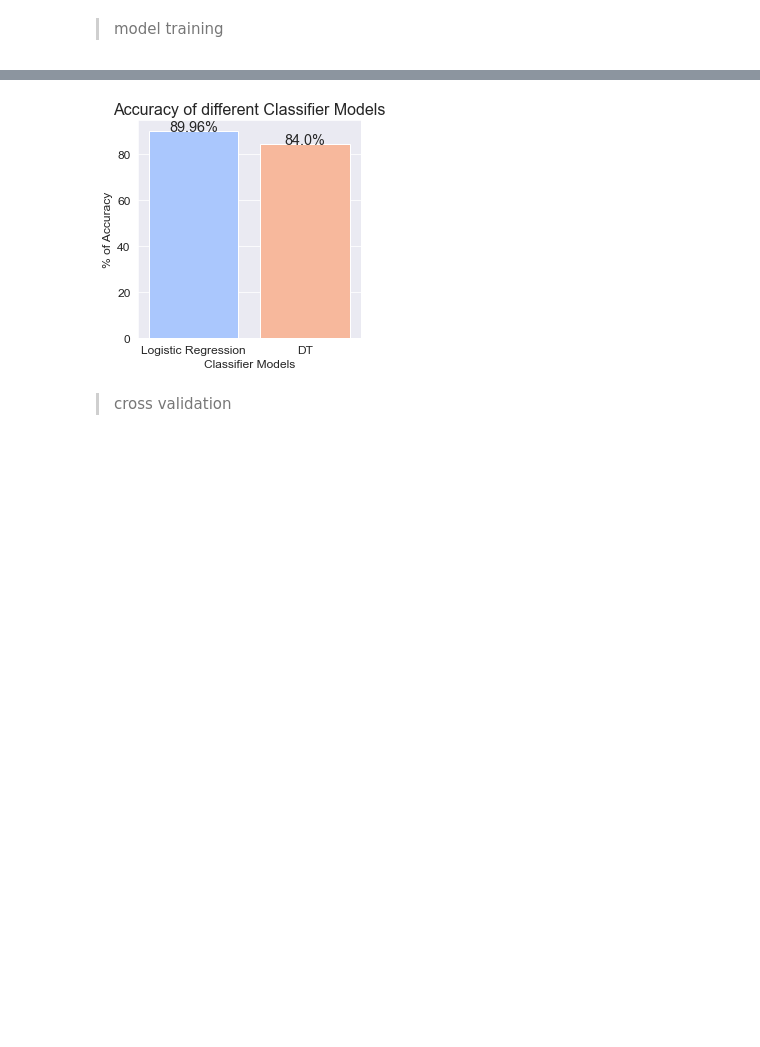
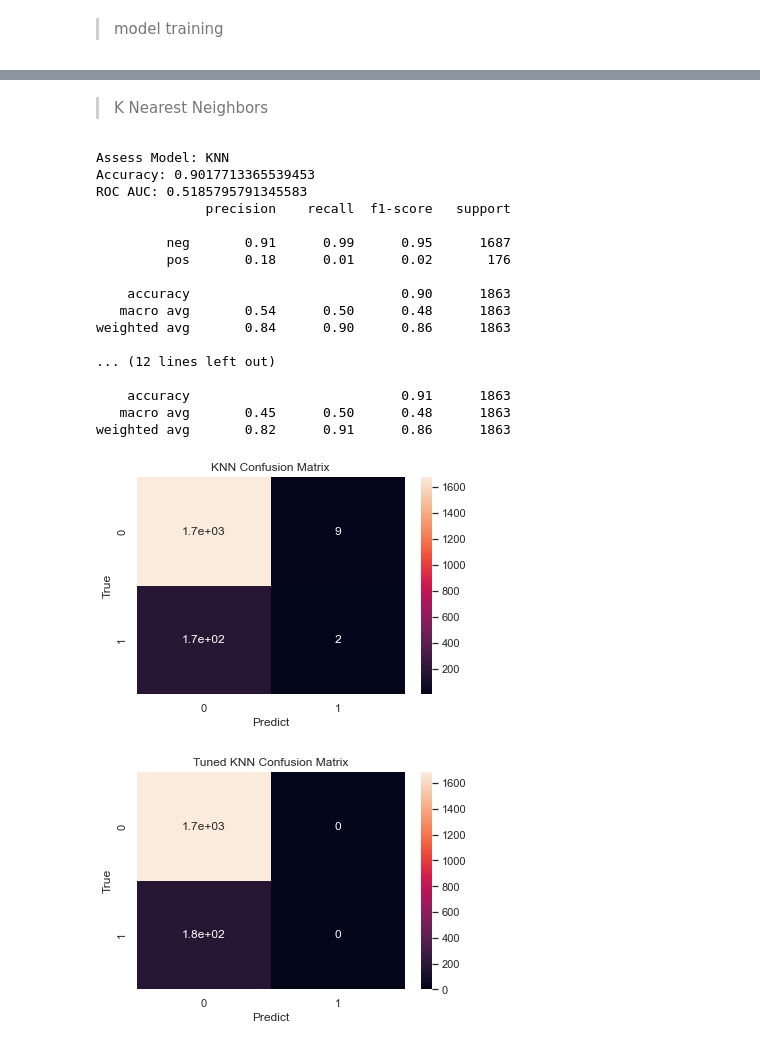
Before and after one commit to krzhck/classification_AI, a Jupyter notebook: classification.ipynb, the cells around one changed output, grey strips where cells are left out. Saved outputs shown, nothing was run; the diff lists cells and outputs as text; code cells hidden in the pictures; blank space fills up the shorter version.

```diff
--- a/classification.ipynb
+++ b/classification.ipynb
@@ -141,4 +134,17 @@ y = dataset['sars-cov-2_exam_result']
 X_train, X_test, y_train, y_test = train_test_split(X, y, test_size = 0.33, random_state=101) # fixed random seed
 # %% [markdown]
 > model training
+# %%
+# tune params with kfold
+def TuneModelParams(model, name, params):
+    print("Tuning", name, '...')
+    score = make_scorer(accuracy_score)
+    kfold = KFold(n_splits=10)
+    grid = GridSearchCV(estimator=model, param_grid=params, scoring=score, cv=kfold)
+    grid.fit(X_train, y_train)
+    print('best score:', grid.best_score_)
+    print('best params:')
+    for key in params.keys():
+        print(key, '=', grid.best_estimator_.get_params()[key])
+    return grid
 # %%
@@ -163,22 +272,39 @@ Accuracy: 0.8400429414922168
+# %% [markdown]
+> K Nearest Neighbors
 # %%
-# Demostrate model results on Train split
+def KNN():
+    knn = KNeighborsClassifier()
+    knn.fit(X_train, y_train)
+    return knn
 
-model_list = ['Logistic Regression', 'DT']
+def CV_KNN():
+    knn = KNeighborsClassifier()
+    params = {
+        'n_neighbors': [2, 5, 10, 50],
+        'leaf_size': [10, 30, 100]
+    }
+    return TuneModelParams(knn, 'KNN', params)
 
-plt.rcParams['figure.figsize']=4,4
-sns.set_style('darkgrid')
-ax = sns.barplot(x=model_list, y = accuracy_list, palette = "coolwarm", saturation =2.0)
-plt.xlabel('Classifier Models', fontsize = 12)
-plt.ylabel('% of Accuracy', fontsize = 12)
-plt.title('Accuracy of different Classifier Models', fontsize = 16)
-plt.xticks(fontsize = 12, horizontalalignment = 'center')
-plt.yticks(fontsize = 12)
-for i in ax.patches:
-    width, height = i.get_width(), i.get_height()
-    x, y = i.get_xy()
-    ax.annotate(f'{round(height,2)}%', (x + width/2, y + height), ha='center', fontsize = 'x-large')
-plt.show()
+model_assess(KNN(), "KNN")
+
+model_assess(CV_KNN(), "Tuned KNN")
 # %% [output]
+Assess Model: KNN
+Accuracy: 0.9017713365539453
+ROC AUC: 0.5185795791345583
+              precision    recall  f1-score   support
+
+         neg       0.91      0.99      0.95      1687
+         pos       0.18      0.01      0.02       176
+
+    accuracy                           0.90      1863
+   macro avg       0.54      0.50      0.48      1863
+weighted avg       0.84      0.90      0.86      1863
+
+... (12 lines left out)
+
+    accuracy                           0.91      1863
+   macro avg       0.45      0.50      0.48      1863
+weighted avg       0.82      0.91      0.86      1863
-[figure, old version]
+[figure, new version]
+[figure, added]
-# %% [markdown]
-> cross validation
```
Also changed, not shown: parts of 13 cells of this notebook, 1 other file.
